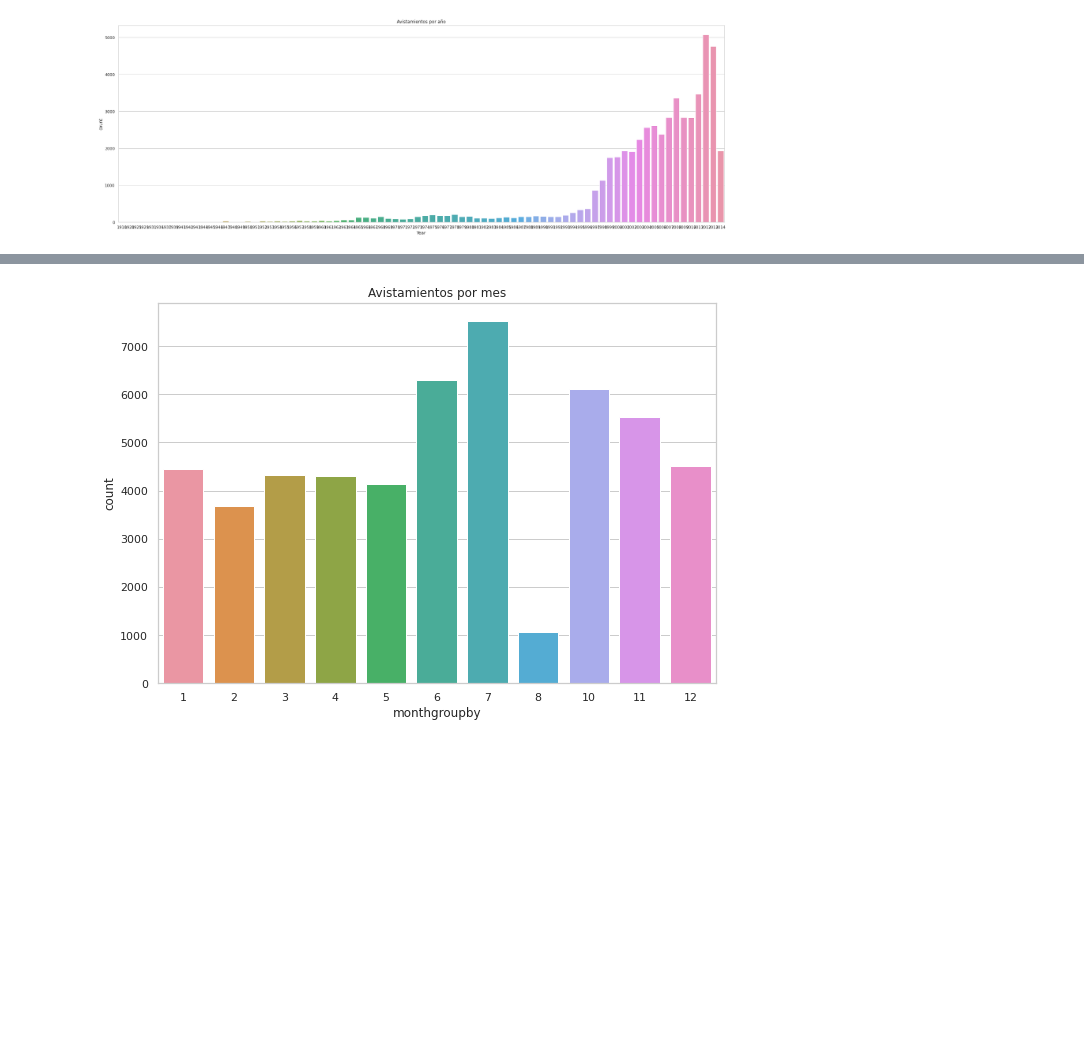
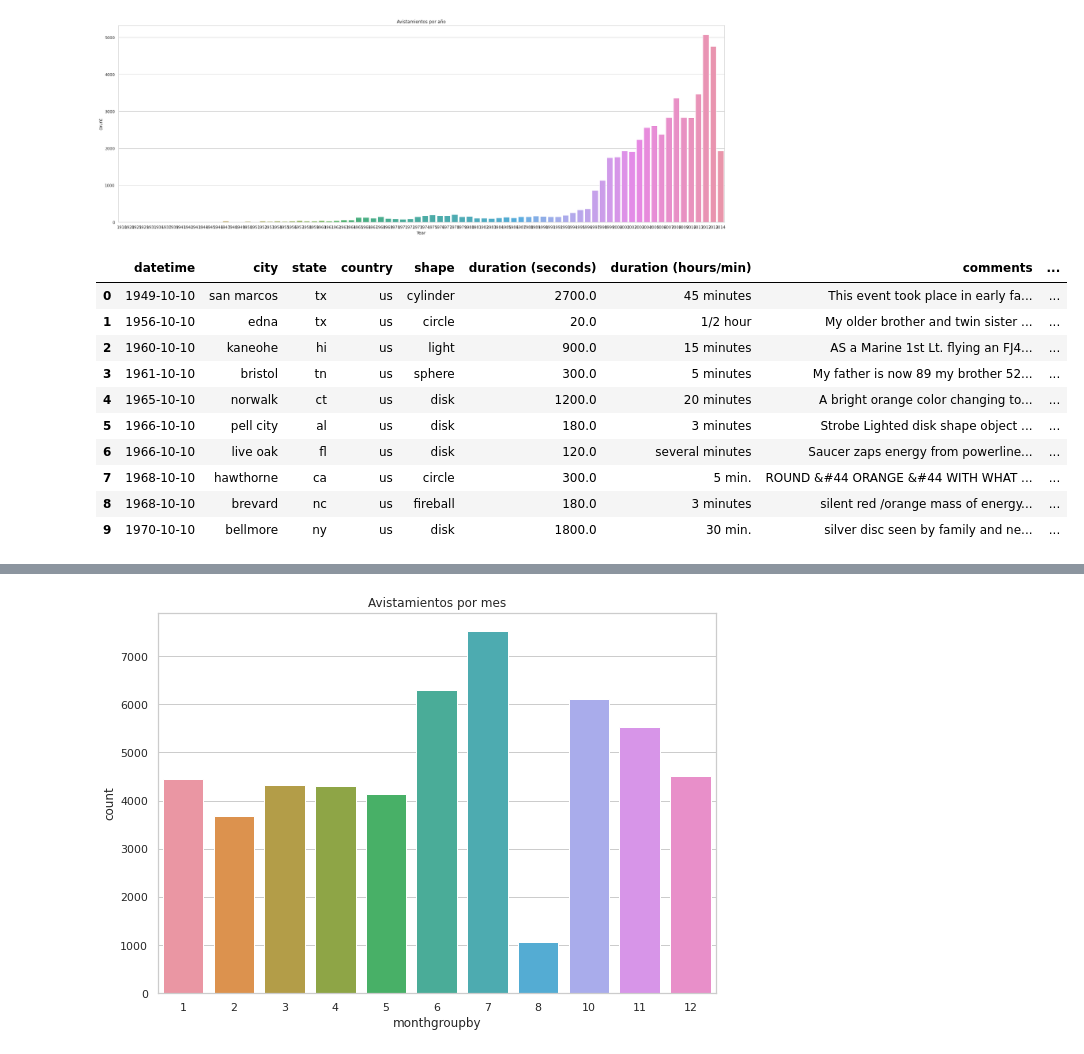
Before and after one commit to LuisSerranoCerame/Aliens, a Jupyter notebook: VisualsDate.ipynb, the cells around one changed output, grey strips where cells are left out. Cells and saved outputs as stored; diff of their text form; code cells hidden in the pictures; blank space fills up the shorter version.

```diff
--- a/VisualsDate.ipynb
+++ b/VisualsDate.ipynb
@@ -495,3 +495,17 @@ plt.xlabel('Year')
 plt.show()
 # %% [output]
 [figure]
+# %%
+df.head(10)
+# %% [output]
+|  | datetime | city | state | country | shape | duration (seconds) | duration (hours/min) | comments | ... |
+| 0 | 1949-10-10 | san marcos | tx | us | cylinder | 2700.0 | 45 minutes | This event took place in early fa... | ... |
+| 1 | 1956-10-10 | edna | tx | us | circle | 20.0 | 1/2 hour | My older brother and twin sister ... | ... |
+| 2 | 1960-10-10 | kaneohe | hi | us | light | 900.0 | 15 minutes | AS a Marine 1st Lt. flying an FJ4... | ... |
+| 3 | 1961-10-10 | bristol | tn | us | sphere | 300.0 | 5 minutes | My father is now 89 my brother 52... | ... |
+| 4 | 1965-10-10 | norwalk | ct | us | disk | 1200.0 | 20 minutes | A bright orange color changing to... | ... |
+| 5 | 1966-10-10 | pell city | al | us | disk | 180.0 | 3 minutes | Strobe Lighted disk shape object ... | ... |
+| 6 | 1966-10-10 | live oak | fl | us | disk | 120.0 | several minutes | Saucer zaps energy from powerline... | ... |
+| 7 | 1968-10-10 | hawthorne | ca | us | circle | 300.0 | 5 min. | ROUND &#44 ORANGE &#44 WITH WHAT ... | ... |
+| 8 | 1968-10-10 | brevard | nc | us | fireball | 180.0 | 3 minutes | silent red /orange mass of energy... | ... |
+| 9 | 1970-10-10 | bellmore | ny | us | disk | 1800.0 | 30 min. | silver disc seen by family and ne... | ... |
```
Also changed, not shown: parts of 8 cells of this notebook, 5 other files.
